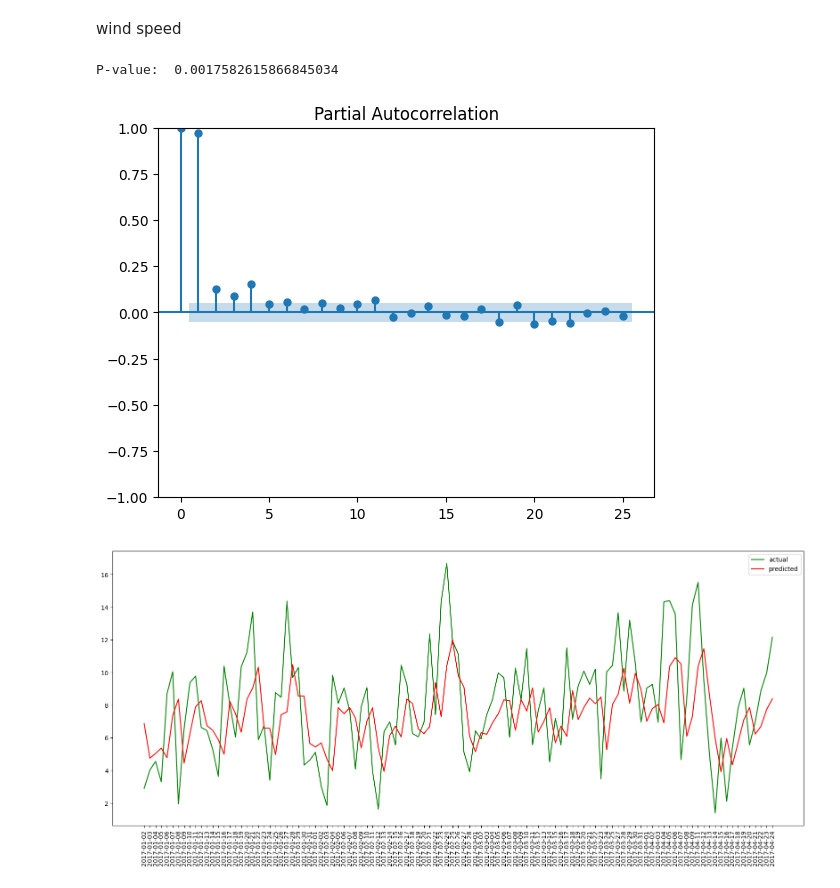
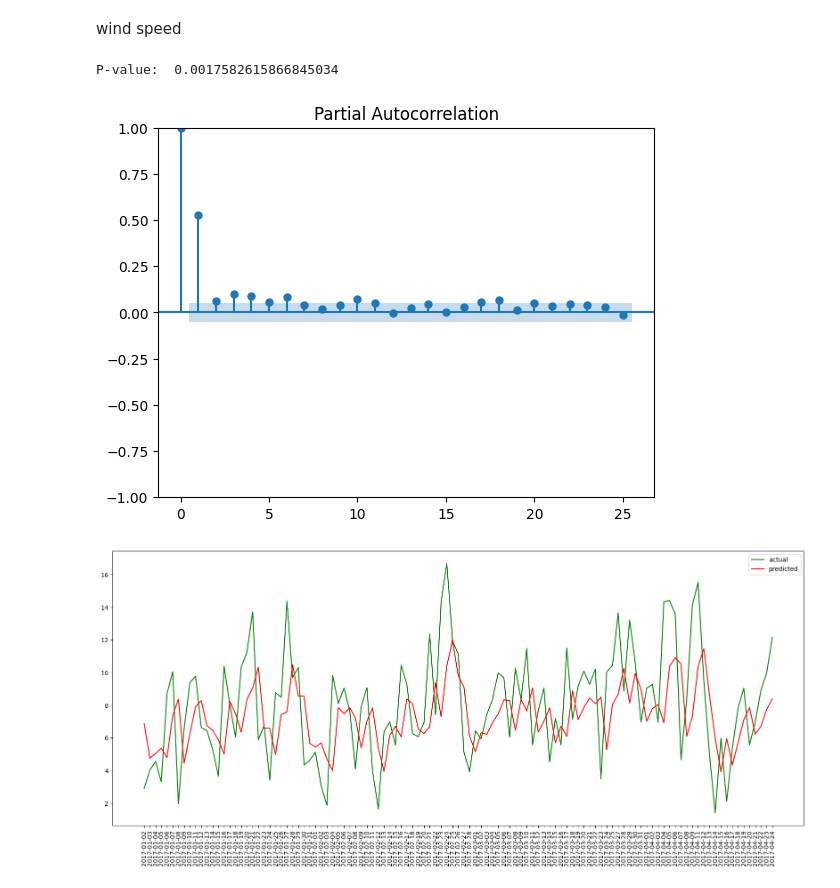
Before and after one commit to JaswanthKrishnaE/Weather-Forecasting---R-python-, a Jupyter notebook: Python time series/Notebooks/AR.ipynb, the cells around one changed output. Cells and saved outputs as stored; diff of their text form; code cells hidden in the pictures.

```diff
--- a/Python time series/Notebooks/AR.ipynb
+++ b/Python time series/Notebooks/AR.ipynb
@@ -249,12 +249,12 @@ wind speed
 # %%
 from statsmodels.tsa.stattools import adfuller
 df_stationarityTest = adfuller(df_train['wind_speed'], autolag='AIC')
 print("P-value: ", df_stationarityTest[1])
 from statsmodels.graphics.tsaplots import plot_pacf
-pacf = plot_pacf(df_train['meantemp'], lags=25)
+pacf = plot_pacf(df_train['wind_speed'], lags=25)
 # %% [output]
 P-value:  0.0017582615866845034
-[figure, old version]
+[figure, new version]
 # %%
 predection = list()
 actual = list(df_test['wind_speed'])
```
Also changed, not shown: parts of 2 cells of this notebook, 7 other files.
